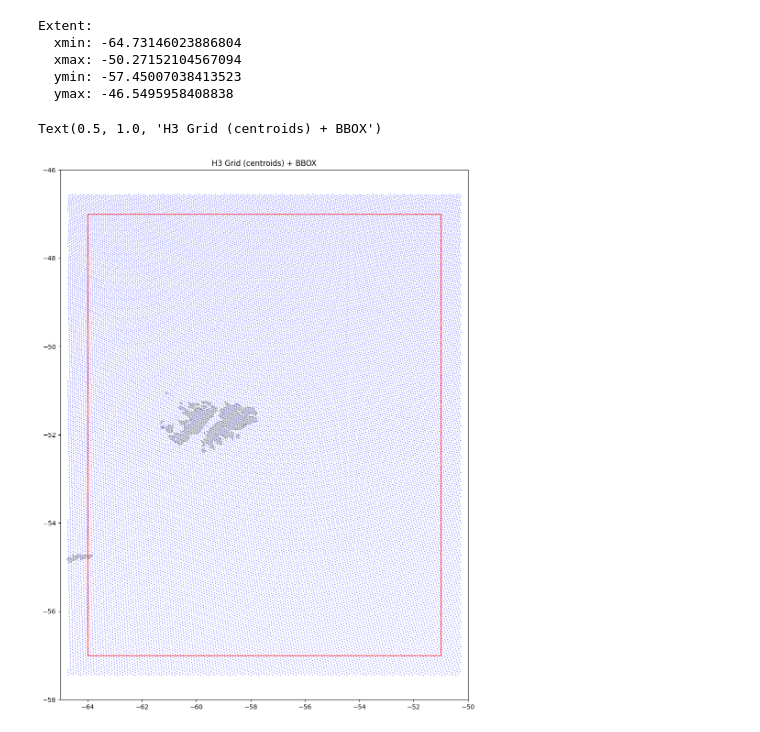
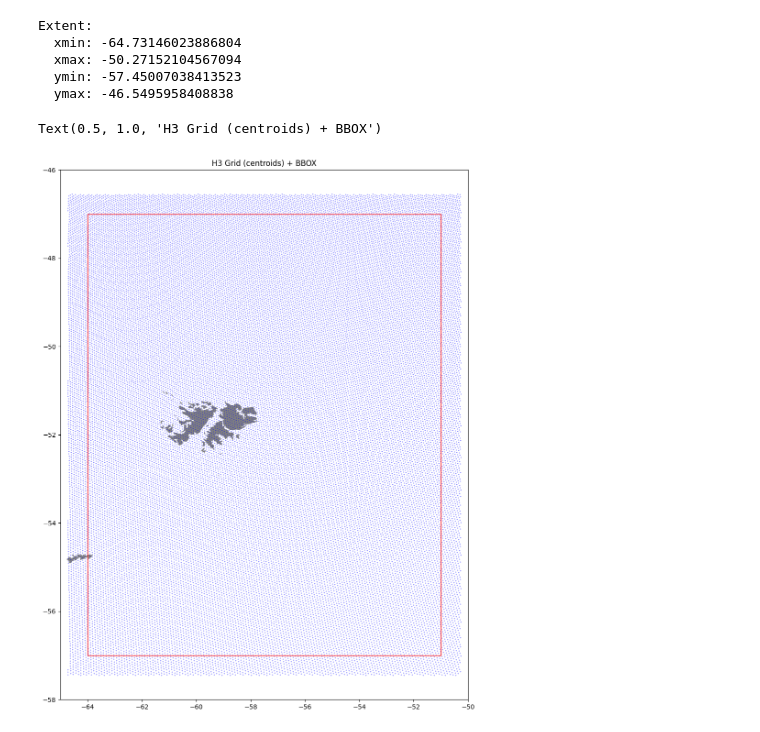
Before and after one commit to elpbatista/falkland-bycatch-riskscape, a Jupyter notebook: notebooks/00_pipeline_execution.ipynb, the cells around one changed output. Cells and saved outputs as stored; diff of their text form; code cells hidden in the pictures.

```diff
--- a/notebooks/00_pipeline_execution.ipynb
+++ b/notebooks/00_pipeline_execution.ipynb
@@ -231,33 +231,33 @@ extent_poly = box(
     ymin - margin,
     xmax + margin,
     ymax + margin,
 )
 extent_gdf = gpd.GeoDataFrame(geometry=[extent_poly], crs="EPSG:4326")
 
 # --- Load reference layers ---------------------------------------------------
 
 land = gpd.read_file(PROJECT_ROOT / run_cfg["references"]["land"])
 coast = gpd.read_file(PROJECT_ROOT / run_cfg["references"]["coastline"])
 
 # Clip to extent
 # land = gpd.clip(land, extent_gdf)
 # coast = gpd.clip(coast, extent_gdf)
 
 # --- Plot --------------------------------------------------------------------
 
-ax = land.plot(color="lightgrey", edgecolor="none", figsize=(15, 15))
+ax = land.plot(color="grey", edgecolor="none", figsize=(15, 15))
 
-coast.plot(ax=ax, color="grey", linewidth=0.5)
+coast.plot(ax=ax, color="darkgrey", linewidth=0.5)
 
 gdf.plot(ax=ax, markersize=0.1, color="blue")
 
 bbox_gdf.boundary.plot(ax=ax, edgecolor="red", linewidth=1)
 
 ax.set_xlim(xmin - margin, xmax + margin)
 ax.set_ylim(ymin - margin, ymax + margin)
 
 ax.set_title("H3 Grid (centroids) + BBOX")
 # ax.set_aspect("equal")
 # %% [output]
 Text(0.5, 1.0, 'H3 Grid (centroids) + BBOX')
-[figure, old version]
+[figure, new version]
```
